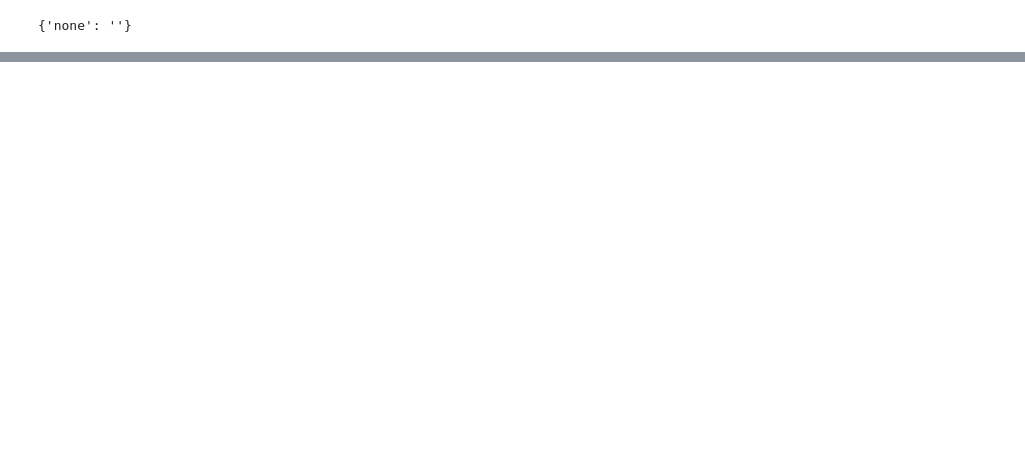
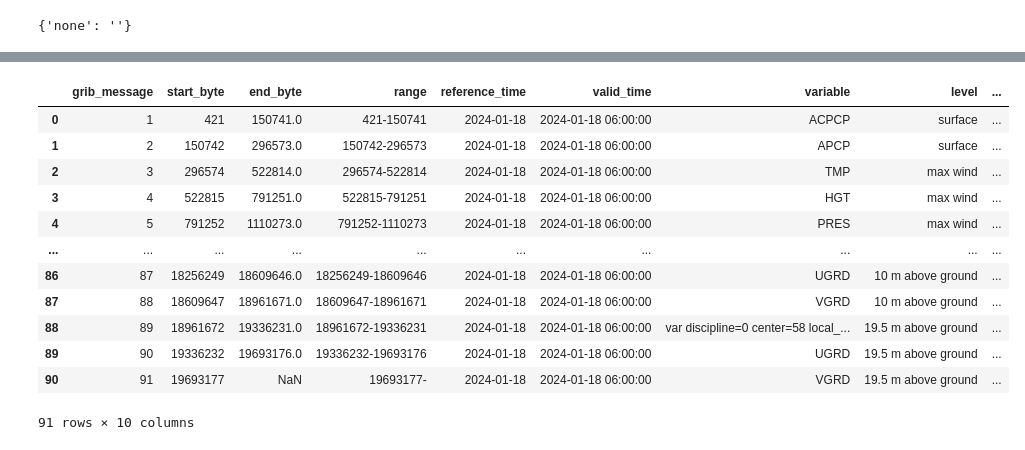
Before and after one commit to blaylockbk/Herbie, a Jupyter notebook: docs/user_guide/_model_notebooks/navgem.ipynb, the cells around one changed output, grey strips where cells are left out. Drawn from its saved outputs; the diff is of its cells as text; code cells hidden in the pictures; blank space fills up the shorter version.

```diff
--- a/docs/user_guide/_model_notebooks/navgem.ipynb
+++ b/docs/user_guide/_model_notebooks/navgem.ipynb
@@ -78,0 +90,16 @@ wgrib2.
+# %%
+H.inventory()
+# %% [output]
+|  | grib_message | start_byte | end_byte | range | reference_time | valid_time | variable | level | ... |
+| 0 | 1 | 421 | 150741.0 | 421-150741 | 2024-01-18 | 2024-01-18 06:00:00 | ACPCP | surface | ... |
+| 1 | 2 | 150742 | 296573.0 | 150742-296573 | 2024-01-18 | 2024-01-18 06:00:00 | APCP | surface | ... |
+| 2 | 3 | 296574 | 522814.0 | 296574-522814 | 2024-01-18 | 2024-01-18 06:00:00 | TMP | max wind | ... |
+| 3 | 4 | 522815 | 791251.0 | 522815-791251 | 2024-01-18 | 2024-01-18 06:00:00 | HGT | max wind | ... |
+| 4 | 5 | 791252 | 1110273.0 | 791252-1110273 | 2024-01-18 | 2024-01-18 06:00:00 | PRES | max wind | ... |
+| ... | ... | ... | ... | ... | ... | ... | ... | ... | ... |
+| 86 | 87 | 18256249 | 18609646.0 | 18256249-18609646 | 2024-01-18 | 2024-01-18 06:00:00 | UGRD | 10 m above ground | ... |
+| 87 | 88 | 18609647 | 18961671.0 | 18609647-18961671 | 2024-01-18 | 2024-01-18 06:00:00 | VGRD | 10 m above ground | ... |
+| 88 | 89 | 18961672 | 19336231.0 | 18961672-19336231 | 2024-01-18 | 2024-01-18 06:00:00 | var discipline=0 center=58 local_... | 19.5 m above ground | ... |
+| 89 | 90 | 19336232 | 19693176.0 | 19336232-19693176 | 2024-01-18 | 2024-01-18 06:00:00 | UGRD | 19.5 m above ground | ... |
+| 90 | 91 | 19693177 | NaN | 19693177- | 2024-01-18 | 2024-01-18 06:00:00 | VGRD | 19.5 m above ground | ... |
+91 rows × 10 columns
```
Also changed, not shown: parts of 16 cells of this notebook.
